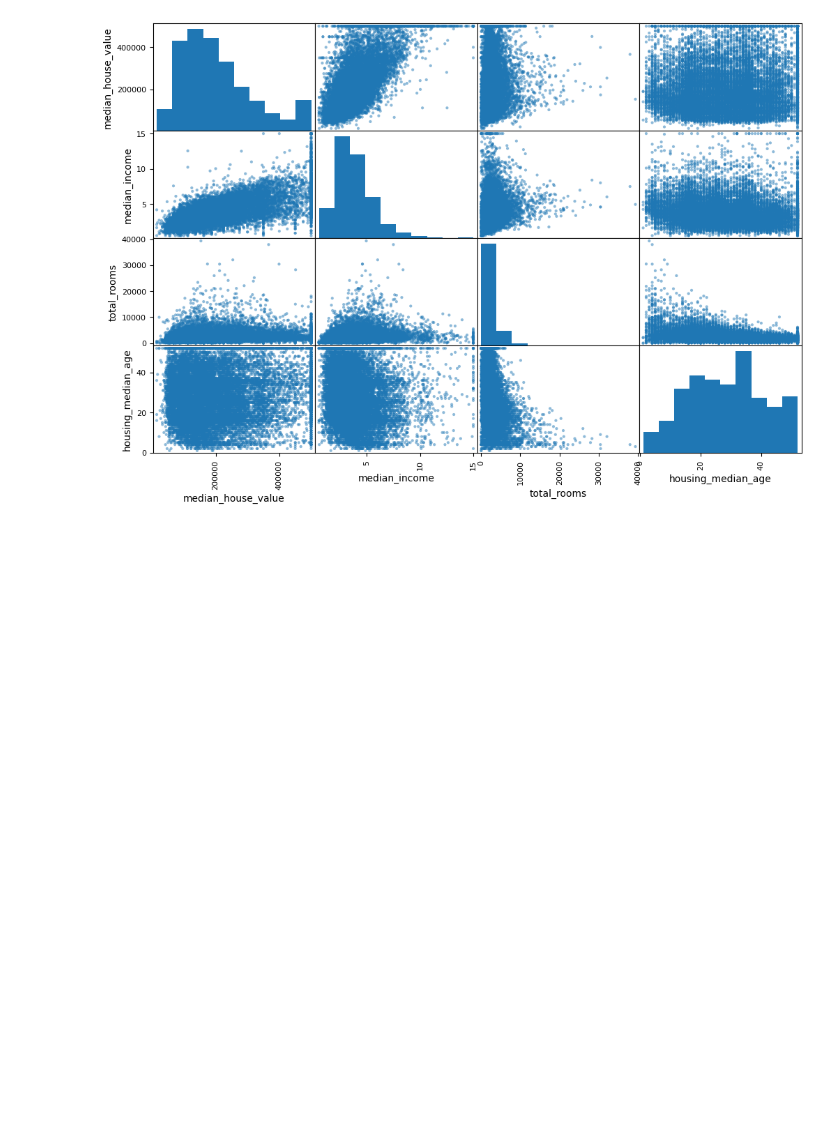
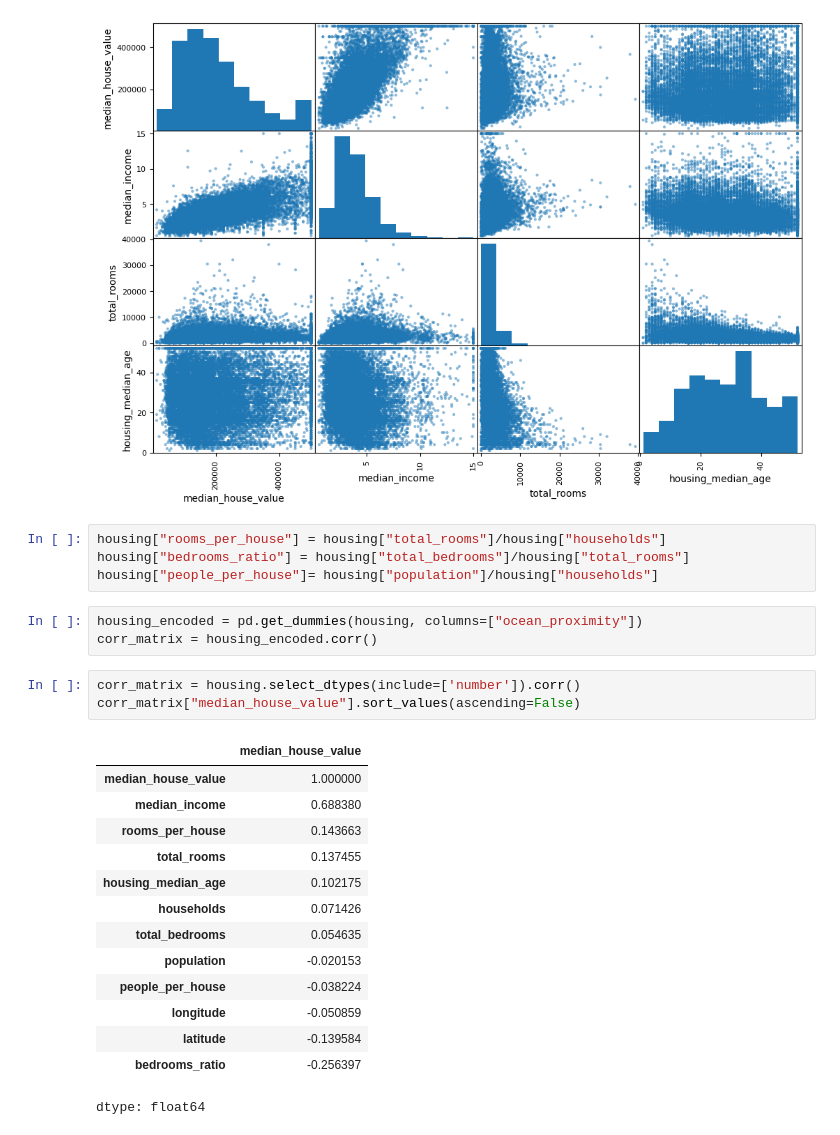
Before and after one commit to Prince-vaishya/Housing-Project, a Jupyter notebook: HousingProject.ipynb, the cells around one changed output. Saved outputs shown, nothing was run; the diff lists cells and outputs as text; blank space fills up the shorter version.

```diff
--- a/HousingProject.ipynb
+++ b/HousingProject.ipynb
@@ -197,3 +198,28 @@ scatter_matrix(housing[attributes],figsize=(12,8))
 plt.show()
 # %% [output]
 [figure]
+# %%
+housing["rooms_per_house"] = housing["total_rooms"]/housing["households"]
+housing["bedrooms_ratio"] = housing["total_bedrooms"]/housing["total_rooms"]
+housing["people_per_house"]= housing["population"]/housing["households"]
+# %%
+housing_encoded = pd.get_dummies(housing, columns=["ocean_proximity"])
+corr_matrix = housing_encoded.corr()
+# %%
+corr_matrix = housing.select_dtypes(include=['number']).corr()
+corr_matrix["median_house_value"].sort_values(ascending=False)
+# %% [output]
+|  | median_house_value |
+| median_house_value | 1.000000 |
+| median_income | 0.688380 |
+| rooms_per_house | 0.143663 |
+| total_rooms | 0.137455 |
+| housing_median_age | 0.102175 |
+| households | 0.071426 |
+| total_bedrooms | 0.054635 |
+| population | -0.020153 |
+| people_per_house | -0.038224 |
+| longitude | -0.050859 |
+| latitude | -0.139584 |
+| bedrooms_ratio | -0.256397 |
+dtype: float64
```
Also changed, not shown: parts of 11 cells of this notebook.
